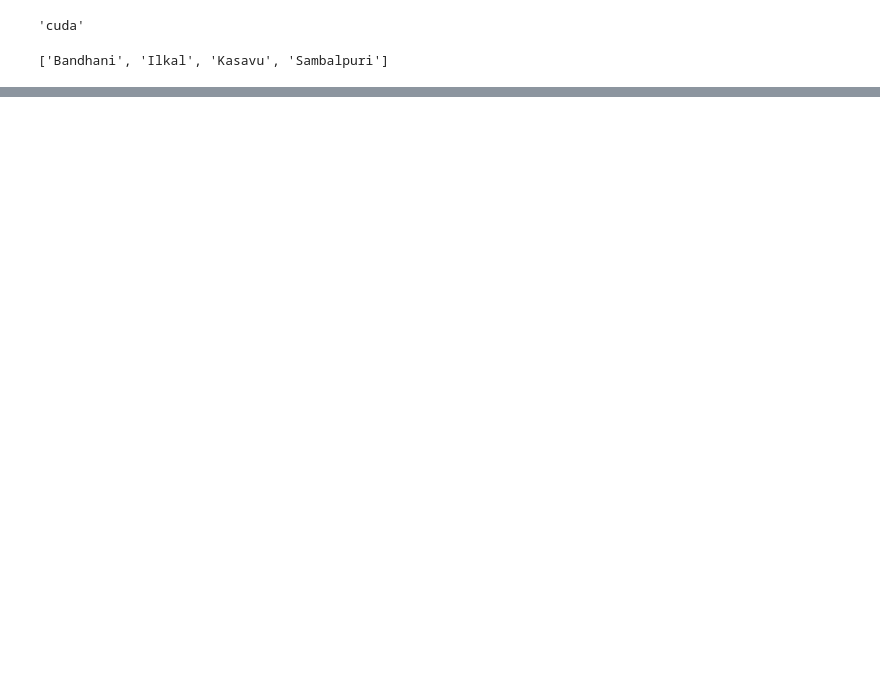
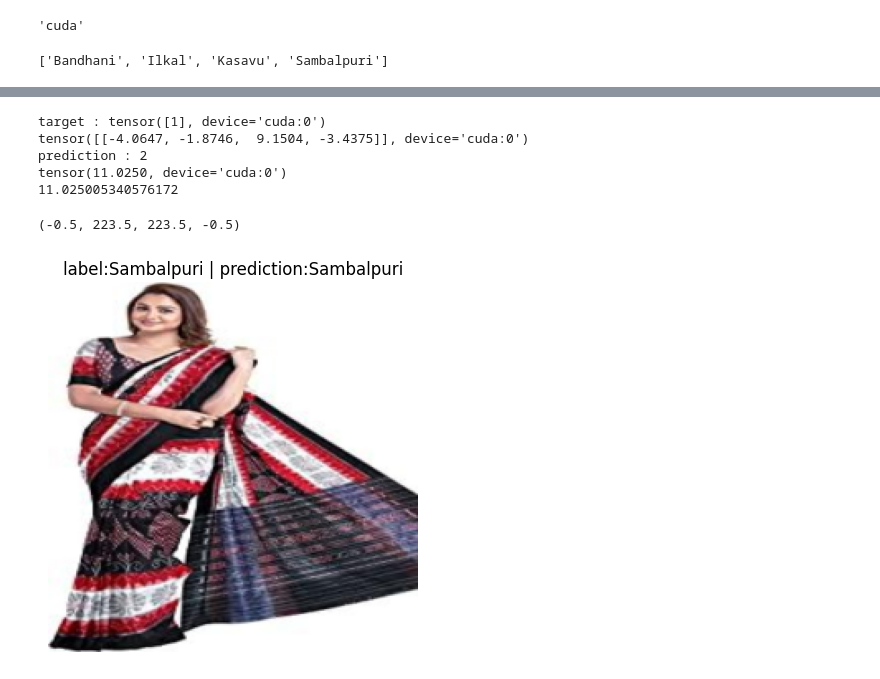
Before and after one commit to sudipniser/ML-Project-SR, a Jupyter notebook: Sudip_mobilnet.ipynb, the cells around one changed output, grey strips where cells are left out. Cells and saved outputs as stored; diff of their text form; code cells hidden in the pictures; blank space fills up the shorter version.

```diff
--- a/Sudip_mobilnet.ipynb
+++ b/Sudip_mobilnet.ipynb
@@ -84,0 +137,31 @@ Total time:30.055196900008013
+# %%
+Datlod=DataLoader(test_data,1,True)
+(X,y)=next(iter(Datlod))
+y=y.to(device)
+print(f'target : {y}')
+with torch.inference_mode():
+    X=X.to(device)
+    y_=model_0(X)
+    print(y_)
+    print(f'prediction : {torch.softmax(y_,dim=1).argmax()}')
+    print(loss_fn(y_,y))
+    print(loss_fn(y_,y).item())
+# %% [output]
+target : tensor([1], device='cuda:0')
+tensor([[-4.0647, -1.8746,  9.1504, -3.4375]], device='cuda:0')
+prediction : 2
+tensor(11.0250, device='cuda:0')
+11.025005340576172
+# %%
+Datlod=DataLoader(test_data,1,True)
+(X,y)=next(iter(Datlod))
+y=y[0]
+with torch.inference_mode():
+    X=X.to(device)
+    y_=model_0(X).argmax()
+plt.imshow(X.to('cpu').squeeze().permute(1,2,0))
+plt.title(f"label:{Classes[y]} | prediction:{Classes[y_]}")
+plt.axis(False)
+# %% [output]
+(-0.5, 223.5, 223.5, -0.5)
+[figure, added]
```
Also changed, not shown: parts of 3 cells of this notebook, 1 other file.
